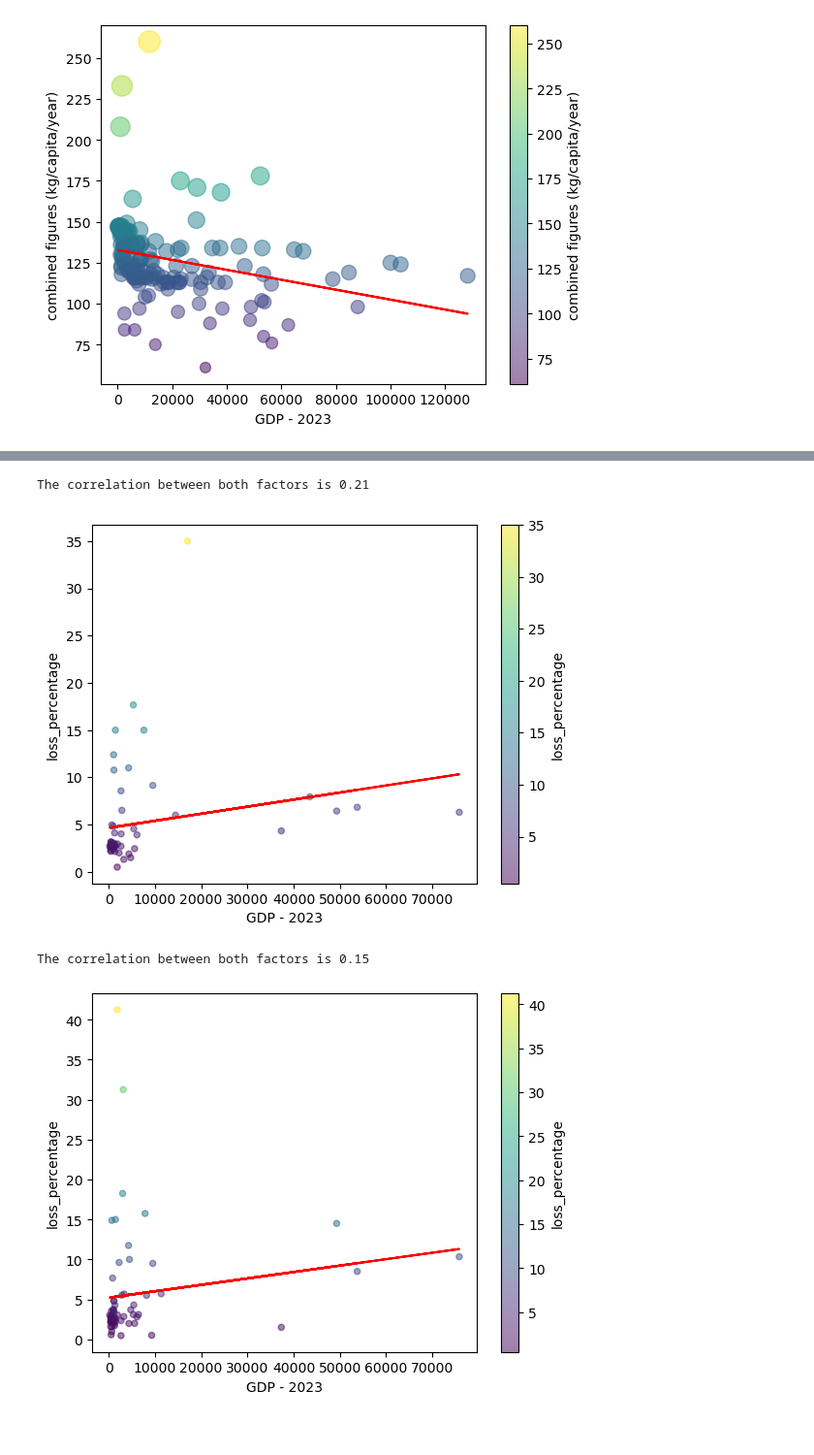
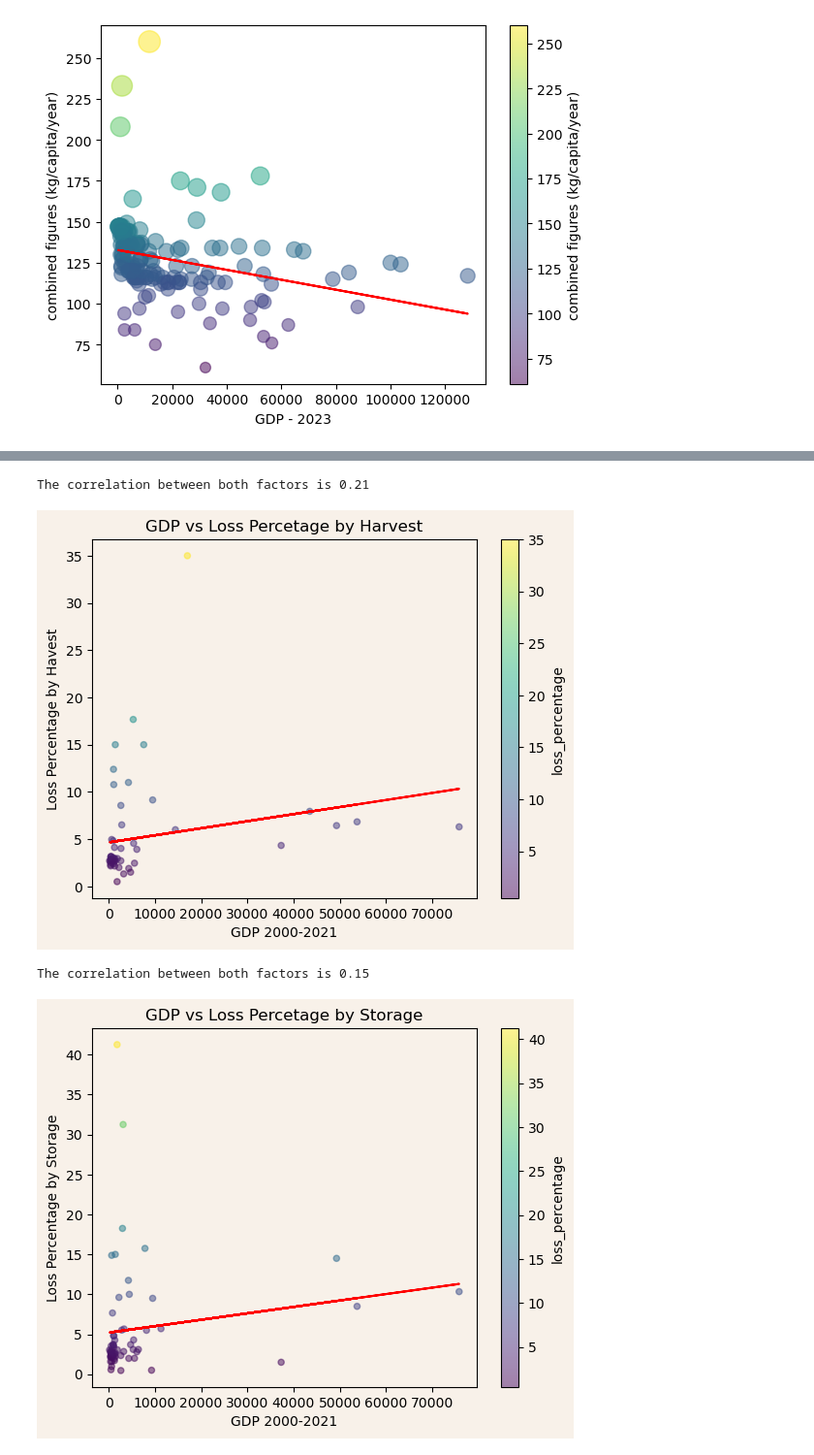
Before and after one commit to alanisrperez/food-waste-patterns, a Jupyter notebook: Files/main.ipynb, the cells around one changed output, grey strips where cells are left out. Shown at 97% size. Saved outputs shown, nothing was run; the diff lists cells and outputs as text; code cells hidden in the pictures.

```diff
--- a/Files/main.ipynb
+++ b/Files/main.ipynb
@@ -264,31 +271,43 @@ Harvest.plot(kind="scatter", x='Mean GDP' ,
           y='loss_percentage',
           c='loss_percentage',
           cmap='viridis', alpha=0.5,
-          xlabel='GDP - 2023')
+          xlabel='GDP 2000-2021',
+          ylabel='Loss Percentage by Havest',
+          title='GDP vs Loss Percetage by Harvest')
 x_values = Harvest['Mean GDP']
 (slope, intercept, rvalue, pvalue, stderr) = st.linregress(x_values,Harvest["loss_percentage"] )
 regress_values = x_values * slope + intercept
 plt.plot(x_values,regress_values,"r-")
 
+plt.gca().set_facecolor('#F8F1E9')
+plt.gcf().set_facecolor('#F8F1E9')
+
 correlation = st.pearsonr(x_values,Harvest["loss_percentage"])
 print(f"The correlation between both factors is {round(correlation[0],2)}")
+plt.savefig('GDP vs Loss Percetage by Harvest.png')
 # %% [output]
 The correlation between both factors is 0.21
-[figure, old version]
+[figure, new version]
 # %%
 Storage.plot(kind="scatter", x='Mean GDP' ,
           y='loss_percentage',
           c='loss_percentage',
           cmap='viridis', alpha=0.5,
-          xlabel='GDP - 2023')
+          xlabel='GDP 2000-2021',
+          ylabel='Loss Percentage by Storage',
+          title='GDP vs Loss Percetage by Storage')
 x_values = Storage['Mean GDP']
 (slope, intercept, rvalue, pvalue, stderr) = st.linregress(x_values,Storage["loss_percentage"] )
 regress_values = x_values * slope + intercept
 plt.plot(x_values,regress_values,"r-")
 
+plt.gca().set_facecolor('#F8F1E9')
+plt.gcf().set_facecolor('#F8F1E9')
+
 correlation = st.pearsonr(x_values,Storage["loss_percentage"])
 print(f"The correlation between both factors is {round(correlation[0],2)}")
+plt.savefig('GDP vs Loss Percetage by Storage.png')
 # %% [output]
 The correlation between both factors is 0.15
-[figure, old version]
+[figure, new version]
 # %%
```
Also changed, not shown: parts of 2 cells of this notebook, 4 other files.
